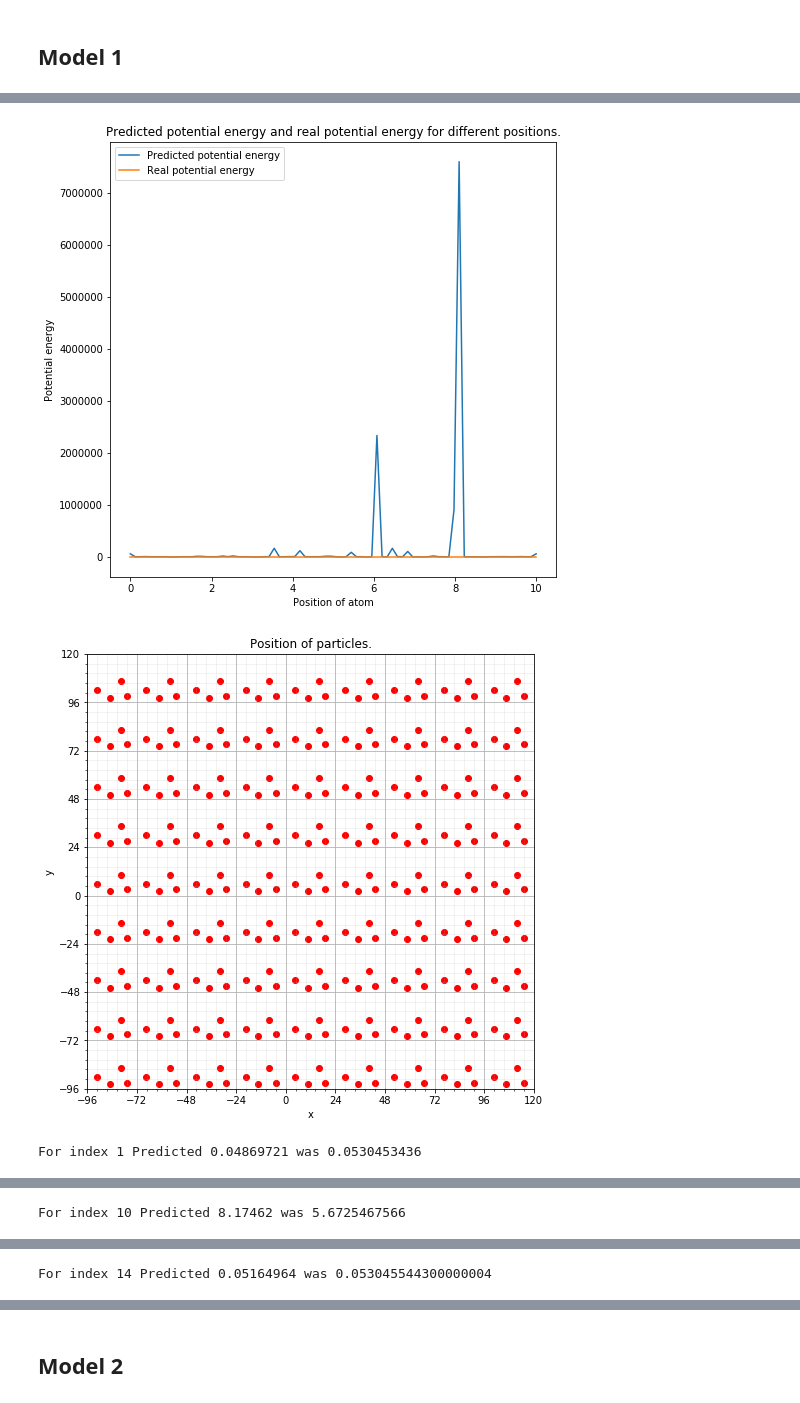
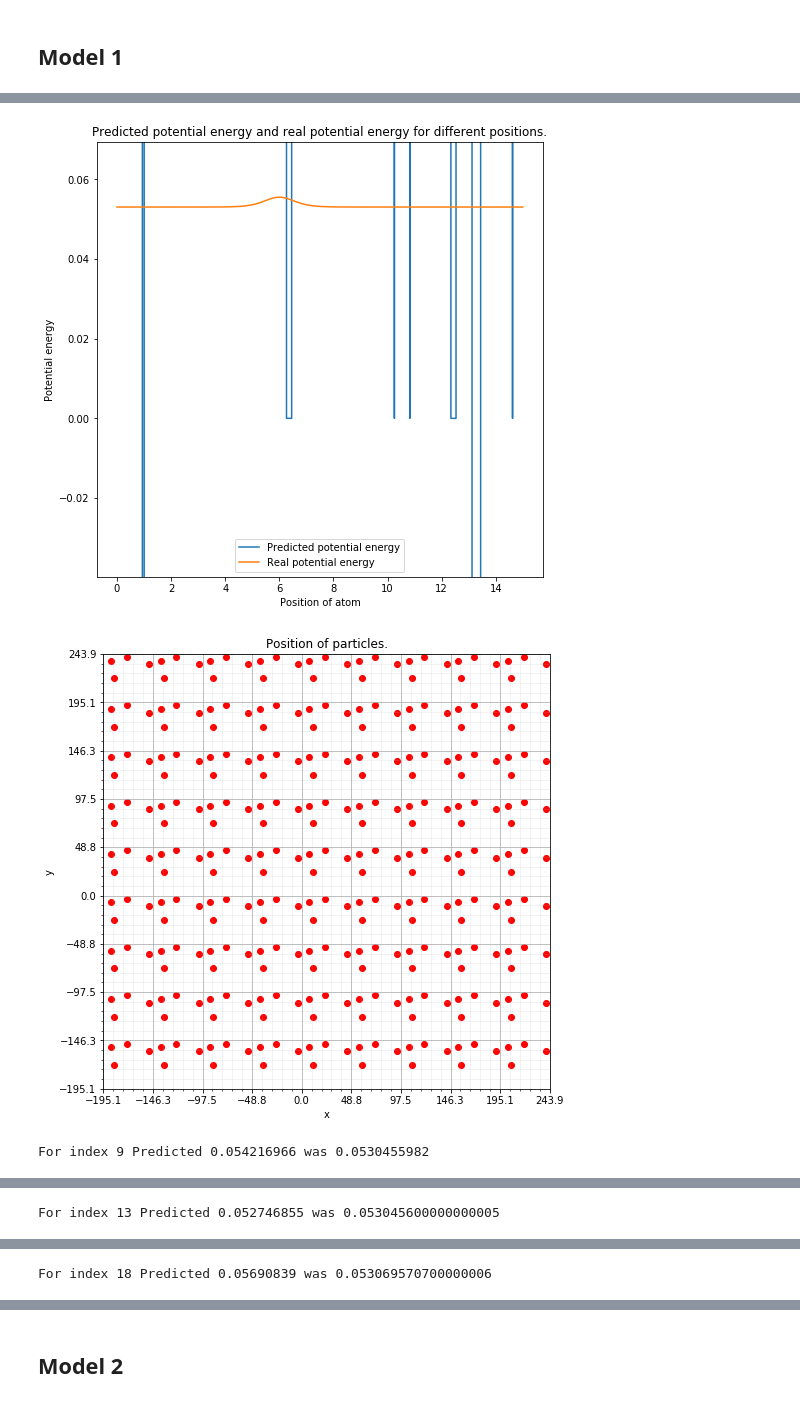
Before and after one commit to TimHeiszwolf/Quantum_energy_ML, a Jupyter notebook: MachineLearning.ipynb, the cells around one changed output, grey strips where cells are left out. Saved outputs shown, nothing was run; the diff lists cells and outputs as text; code cells hidden in the pictures.

```diff
--- a/MachineLearning.ipynb
+++ b/MachineLearning.ipynb
@@ -217,10 +220,10 @@ validationInput = [[inputData], [targetData]]
 # %% [markdown]
 ## Preparing testing
 # %%
-widthOfCell = 10.0
+widthOfCell = 15.0
 numberOfSurroundingCells = 4
 R0=100
-orderOfMatrix = [-1, 2]
+orderOfMatrix = [-1, -2]
 x = np.linspace(0, 1, 80)
 
 testData = {'particleCoordinates': [],'widthOfCell':[] , 'numberOfSurroundingCells': [], 'potentialEnergy':[]}# Initialy use a dictionary because it's easier to append to than a dataframe.
@@ -231,7 +234,7 @@ for i in x:
     testData['particleCoordinates'].append(particles)
     testData['widthOfCell'].append(widthOfCell)
     testData['numberOfSurroundingCells'].append(numberOfSurroundingCells)
-    testData['potentialEnergy'].append(potentialEnergy(otherSpace, particles, potentialEnergyPerTrio))# Calculate the potential energy and save it to the data dictonairy.
+    testData['potentialEnergy'].append(potentialEnergy(otherSpace, particles, potentialEnergyPerTrio) - offset)# Calculate the potential energy and save it to the data dictonairy.
 
 x = widthOfCell * x
 testData = prepareDatabseForMachineLearning(pd.DataFrame(testData), orderOfMatrix, R0, giveUpdates = False)
@@ -316,6 +318,7 @@ ax1.legend()
 ax1.set_xlabel('Position of atom')
 ax1.set_ylabel('Potential energy')
 ax1.set_title('Predicted potential energy and real potential energy for different positions.')
+ax1.set_ylim(-0.75 * offset , 1.5 * max(y[1]))
 
 for i in range(0,10):
     plotAndPredict(model, validationData, validationData.index[i])
@@ -332,3 +335,3 @@ print()
-[figure, old version]
+[figure, new version]
-[figure, old version]
+[figure, new version]
-For index 1 Predicted 0.04869721 was 0.0530453436
+For index 9 Predicted 0.054216966 was 0.0530455982
@@ -336 +339 @@ For index 1 Predicted 0.04869721 was 0.0530453436
-For index 10 Predicted 8.17462 was 5.6725467566
+For index 13 Predicted 0.052746855 was 0.053045600000000005
@@ -338 +341 @@ For index 10 Predicted 8.17462 was 5.6725467566
-For index 14 Predicted 0.05164964 was 0.053045544300000004
+For index 18 Predicted 0.05690839 was 0.053069570700000006
```
Also changed, not shown: parts of 20 cells of this notebook, 3 other files.
